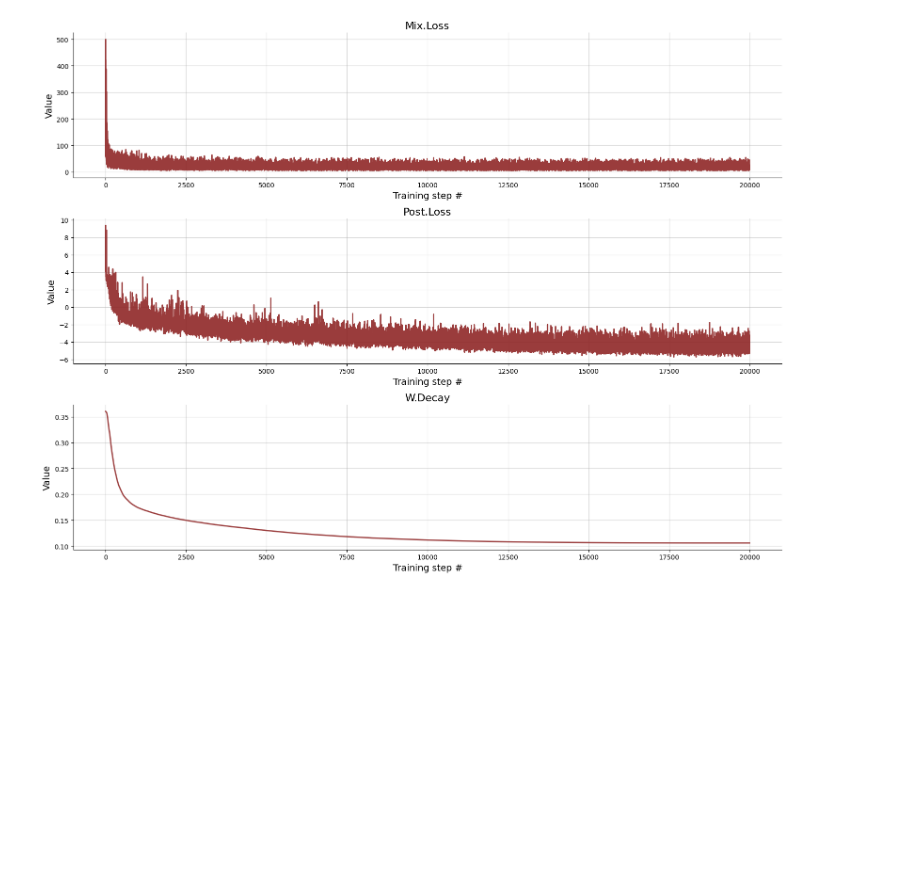
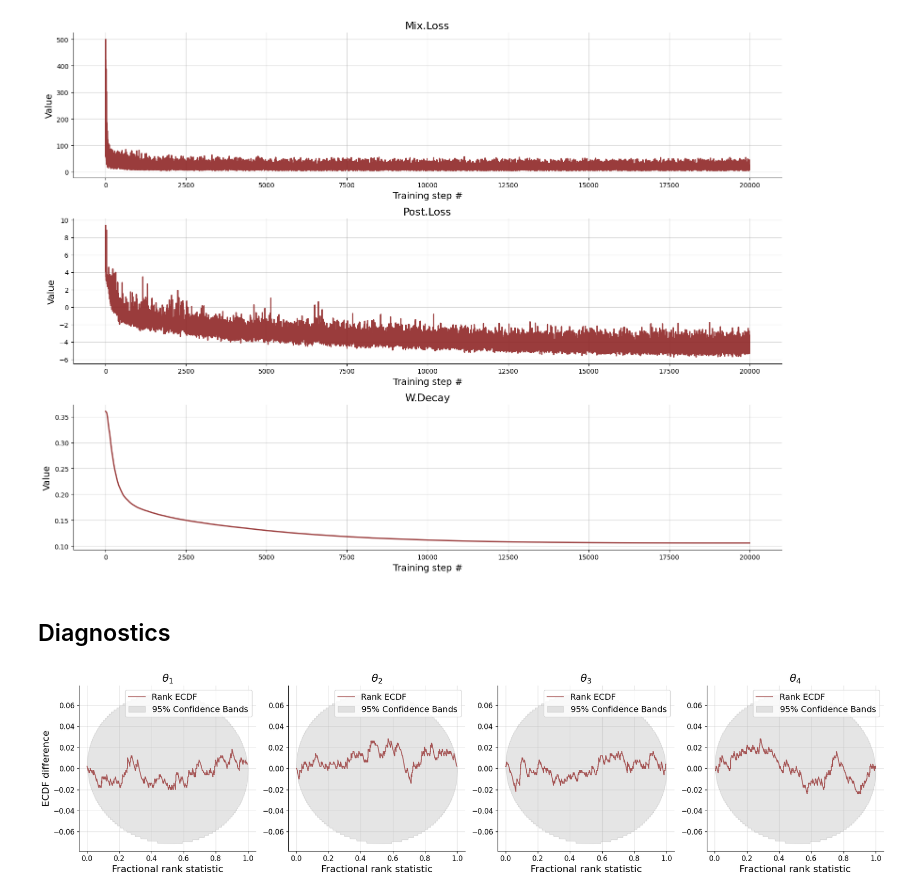
Before and after one commit to Kucharssim/bayesflow-amortized-mixtures, a Jupyter notebook: case-studies/normal-mixture/mixture-posterior.ipynb, the cells around one changed output. Cells and saved outputs as stored; diff of their text form; code cells hidden in the pictures; blank space fills up the shorter version.

Commit message:
add diagnostics

```diff
--- a/case-studies/normal-mixture/mixture-posterior.ipynb
+++ b/case-studies/normal-mixture/mixture-posterior.ipynb
@@ -43,3 +43,17 @@ Wall time: 1h 18min 25s
 f=bf.diagnostics.plot_losses(h)
 # %% [output]
 [figure]
+# %% [markdown]
+## Diagnostics
+# %%
+context = {'n_obs': 200, 'n_rep': 1}
+df = model(500, context=context)
+# %%
+out = trainer.amortizer.sample(df, n_samples=500)
+# %%
+prior_samples = np.array(df['parameters'])
+post_samples = out[0]
+# %%
+f = bf.diagnostics.plot_sbc_ecdf(post_samples, prior_samples, difference=True)
+# %% [output]
+[figure, added]
```
Also changed, not shown: parts of 3 cells of this notebook, 1 other file.
